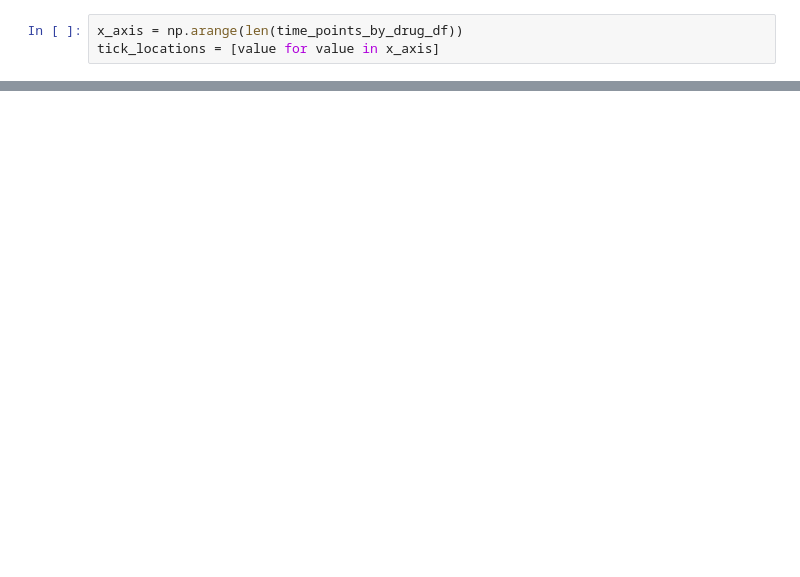
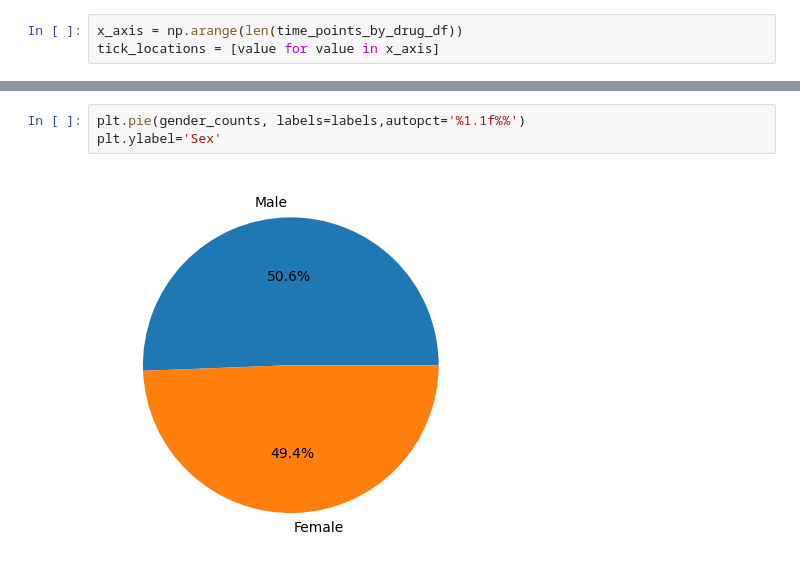
Before and after one commit to yeagernolan19/data_visualization, a Jupyter notebook: Pymaceuticals/pymaceuticals_work.ipynb, the cells around one changed output, grey strips where cells are left out. Cells and saved outputs as stored; diff of their text form; blank space fills up the shorter version.

```diff
--- a/Pymaceuticals/pymaceuticals_work.ipynb
+++ b/Pymaceuticals/pymaceuticals_work.ipynb
@@ -153,0 +138,5 @@ plt.xticks(tick_locations, time_points_by_drug_df["Drug Regimen"])
+# %%
+plt.pie(gender_counts, labels=labels,autopct='%1.1f%%')
+plt.ylabel='Sex'
+# %% [output]
+[figure, added]
```
Also changed, not shown: parts of 6 cells of this notebook.
